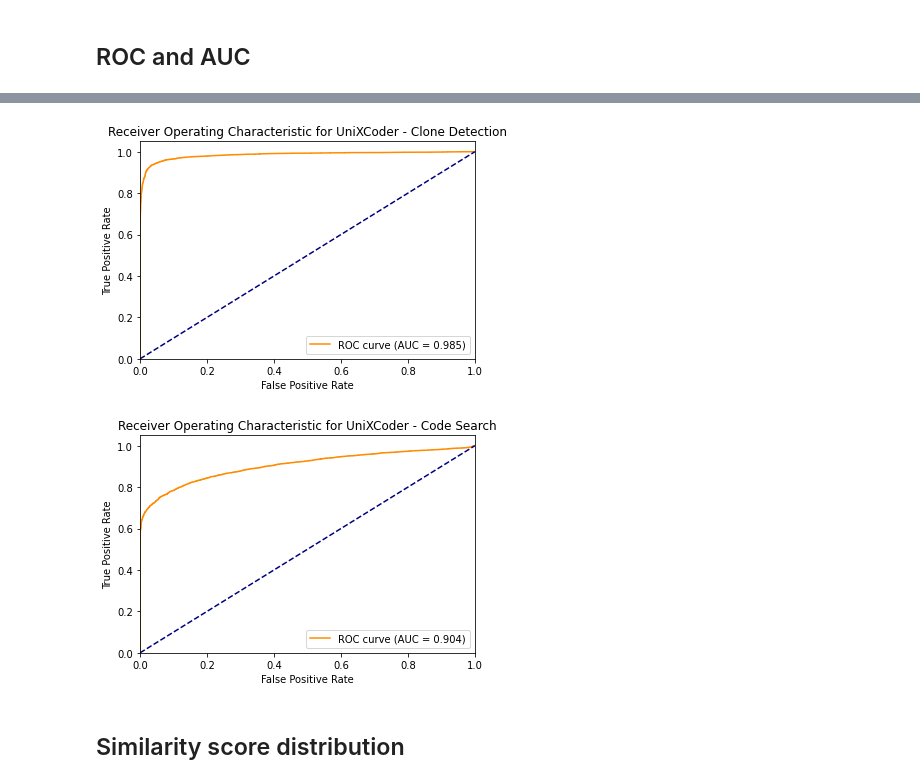
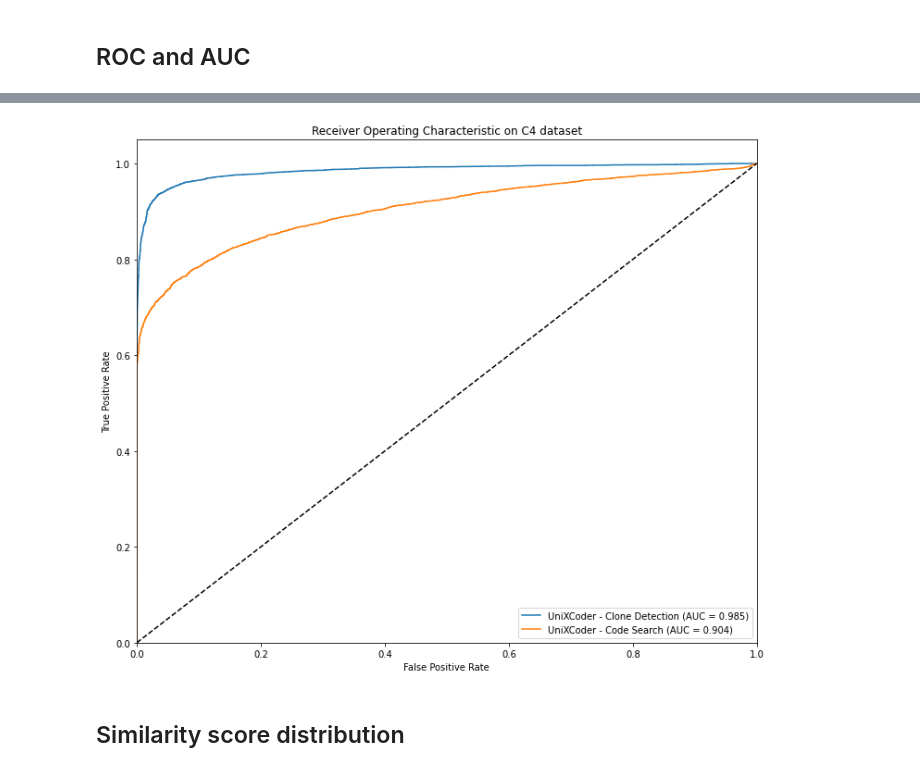
Before and after one commit to RepoAnalysis/RepoSim, a Jupyter notebook: notebooks/BiEncoder/UnixCoder_C4_Evaluation.ipynb, the cells around one changed output, grey strips where cells are left out. Drawn from its saved outputs; the diff is of its cells as text; code cells hidden in the pictures.

Commit message:
Update figures in UnixCoder_C4_Evaluation notebook

```diff
--- a/notebooks/BiEncoder/UnixCoder_C4_Evaluation.ipynb
+++ b/notebooks/BiEncoder/UnixCoder_C4_Evaluation.ipynb
@@ -107,17 +107,31 @@ F1: 0.8339971443601113
 from sklearn.metrics import roc_curve, auc
 import matplotlib.pyplot as plt
 
-def roc(y_true, y_score, model_name):
+model_auc = {}
+fig = plt.figure(figsize=(12, 10))
+
+def roc(y_score, model_name):
     fpr, tpr, thresholds = roc_curve(y_true, y_score)
-    roc_auc = auc(fpr, tpr)
+    model_auc[model_name] = auc(fpr, tpr)
 
-    plt.figure()
-    plt.plot(fpr, tpr, color='darkorange', label=f'ROC curve (AUC = {roc_auc:.3f})')
-    plt.plot([0, 1], [0, 1], color='navy', linestyle='--')
-    plt.xlim([0.0, 1.0])
-    plt.ylim([0.0, 1.05])
-    plt.xlabel('False Positive Rate')
-    plt.ylabel('True Positive Rate')
-    plt.title(f'Receiver Operating Characteristic for {model_name}')
-    plt.legend(loc="lower right")
-    plt.show()
+    plt.plot(fpr, tpr, label=model_name)
+
+roc(clone_detection_scores, "UniXCoder - Clone Detection")
+roc(code_search_scores, "UniXCoder - Code Search")
+
+# Order labels by each model's auc score
+handles, labels = plt.gca().get_legend_handles_labels()
+order = sorted(range(len(labels)), key=lambda k: -model_auc[labels[k]])
+ordered_handles = [handles[idx] for idx in order]
+ordered_labels = [f'{labels[idx]} (AUC = {model_auc[labels[idx]]:.3f})' for idx in order]
+plt.legend(ordered_handles, ordered_labels, loc="lower right")
+
+plt.plot([0, 1], [0, 1], 'k--', label='Random guess')
+plt.xlim([0.0, 1.0])
+plt.ylim([0.0, 1.05])
+plt.xlabel('False Positive Rate')
+plt.ylabel('True Positive Rate')
+plt.title(f'Receiver Operating Characteristic on C4 dataset')
+plt.savefig('roc_c4.eps')
+plt.show()
+# %% [output]
@@ -124,10 +139,3 @@ def roc(y_true, y_score, model_name):
+[figure, added]
-# %%
-roc(y_true, clone_detection_scores, "UniXCoder - Clone Detection")
-# %% [output]
-[figure, removed]
-# %%
-roc(y_true, code_search_scores, "UniXCoder - Code Search")
-# %% [output]
-[figure, removed]
 # %% [markdown]
 ## Similarity score distribution
```
Also changed, not shown: parts of 4 cells of this notebook.
